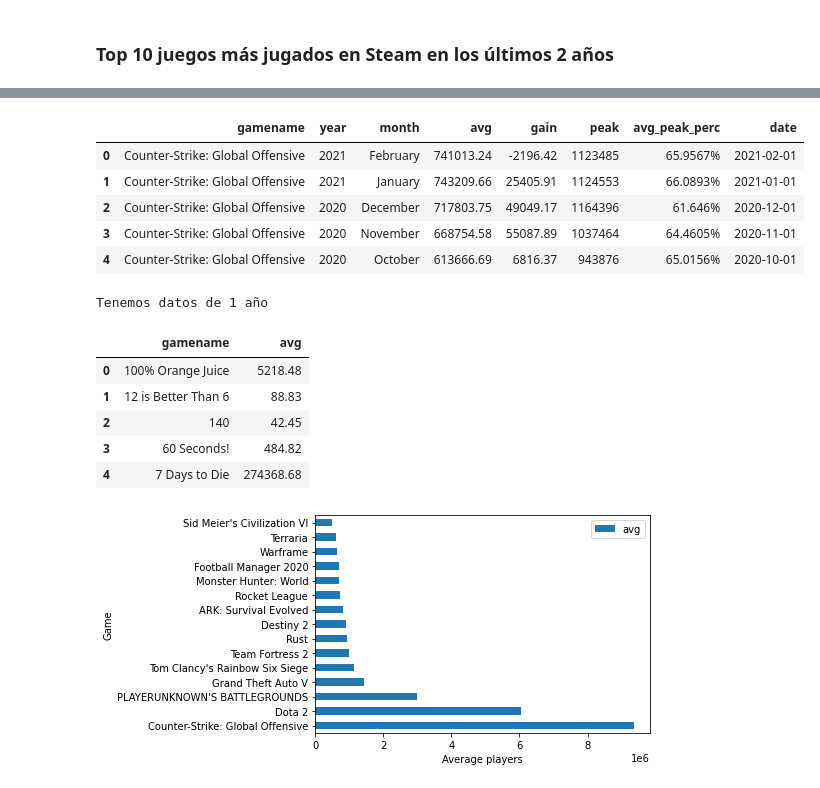
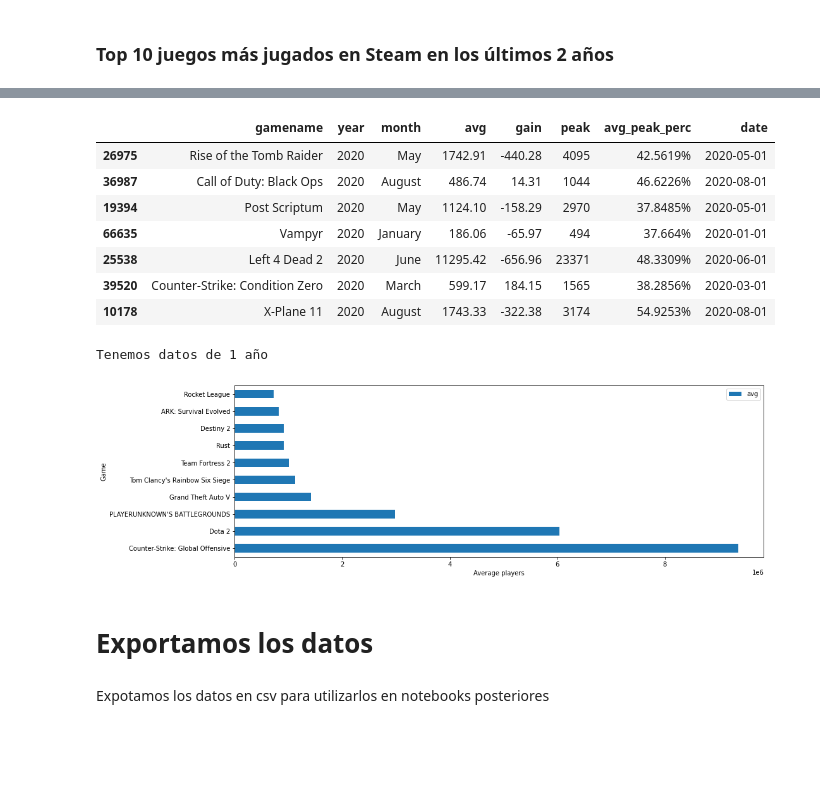
Before and after one commit to JoaquinLou/Streaming_game_influence, a Jupyter notebook: 1-Steam data cleaning and visualization.ipynb, the cells around one changed output, grey strips where cells are left out. Cells and saved outputs as stored; diff of their text form; code cells hidden in the pictures; blank space fills up the shorter version.

Commit message:
notebook1

```diff
--- a/1-Steam data cleaning and visualization.ipynb
+++ b/1-Steam data cleaning and visualization.ipynb
@@ -61,0 +115,2 @@ msno.matrix(df_steam.sample(1000))
+# %%
+df_steam['gain'] = df_steam.groupby(['gamename', 'year'])['gain'].transform(lambda x: x.fillna(x.mean()))
@@ -61,0 +147,2 @@ msno.matrix(df_steam.sample(1000))
+# %%
+df_steam['gain'].fillna(0, inplace=True)
@@ -145,11 +293,13 @@ plt.ylabel("Game");
 df_top_games_covid = df_steam.loc[(df_steam['year'].isin([2020, 2021]))]
 # %%
-df_top_games_covid.head()
+df_top_games_covid.sample(n=7)
 # %% [output]
 |  | gamename | year | month | avg | gain | peak | avg_peak_perc | date |
-| 0 | Counter-Strike: Global Offensive | 2021 | February | 741013.24 | -2196.42 | 1123485 | 65.9567% | 2021-02-01 |
-| 1 | Counter-Strike: Global Offensive | 2021 | January | 743209.66 | 25405.91 | 1124553 | 66.0893% | 2021-01-01 |
-| 2 | Counter-Strike: Global Offensive | 2020 | December | 717803.75 | 49049.17 | 1164396 | 61.646% | 2020-12-01 |
-| 3 | Counter-Strike: Global Offensive | 2020 | November | 668754.58 | 55087.89 | 1037464 | 64.4605% | 2020-11-01 |
-| 4 | Counter-Strike: Global Offensive | 2020 | October | 613666.69 | 6816.37 | 943876 | 65.0156% | 2020-10-01 |
+| 26975 | Rise of the Tomb Raider | 2020 | May | 1742.91 | -440.28 | 4095 | 42.5619% | 2020-05-01 |
+| 36987 | Call of Duty: Black Ops | 2020 | August | 486.74 | 14.31 | 1044 | 46.6226% | 2020-08-01 |
+| 19394 | Post Scriptum | 2020 | May | 1124.10 | -158.29 | 2970 | 37.8485% | 2020-05-01 |
+| 66635 | Vampyr | 2020 | January | 186.06 | -65.97 | 494 | 37.664% | 2020-01-01 |
+| 25538 | Left 4 Dead 2 | 2020 | June | 11295.42 | -656.96 | 23371 | 48.3309% | 2020-06-01 |
+| 39520 | Counter-Strike: Condition Zero | 2020 | March | 599.17 | 184.15 | 1565 | 38.2856% | 2020-03-01 |
+| 10178 | X-Plane 11 | 2020 | August | 1743.33 | -322.38 | 3174 | 54.9253% | 2020-08-01 |
 # %%
@@ -160,17 +310,15 @@ print("Tenemos datos de %d año" % year_data)
 Tenemos datos de 1 año
 # %%
 df_games_covid19 = df_top_games_covid.groupby(['gamename'])['avg'].sum().reset_index()
-df_games_covid19.head()
-# %% [output]
-|  | gamename | avg |
-| 0 | 100% Orange Juice | 5218.48 |
-| 1 | 12 is Better Than 6 | 88.83 |
-| 2 | 140 | 42.45 |
-| 3 | 60 Seconds! | 484.82 |
-| 4 | 7 Days to Die | 274368.68 |
 # %%
-df_top10_games_covid19 = df_games_covid19.sort_values('avg', ascending=False).head(15).plot(kind='barh', y='avg', x='gamename')
+#Ploteamos el gráfico con los juegos más jugados desde el covid-19
+plt.rcParams["figure.figsize"] = (15,5)
+df_top10_games_covid19 = df_games_covid19.sort_values('avg', ascending=False).head(10).plot(kind='barh', y='avg', x='gamename')
 plt.xlabel("Average players")
 plt.ylabel("Game");
 # %% [output]
-[figure, old version]
+[figure, new version]
+# %% [markdown]
+# Exportamos los datos
+# %% [markdown]
+Expotamos los datos en csv para utilizarlos en notebooks posteriores
```
Also changed, not shown: parts of 43 cells of this notebook.
